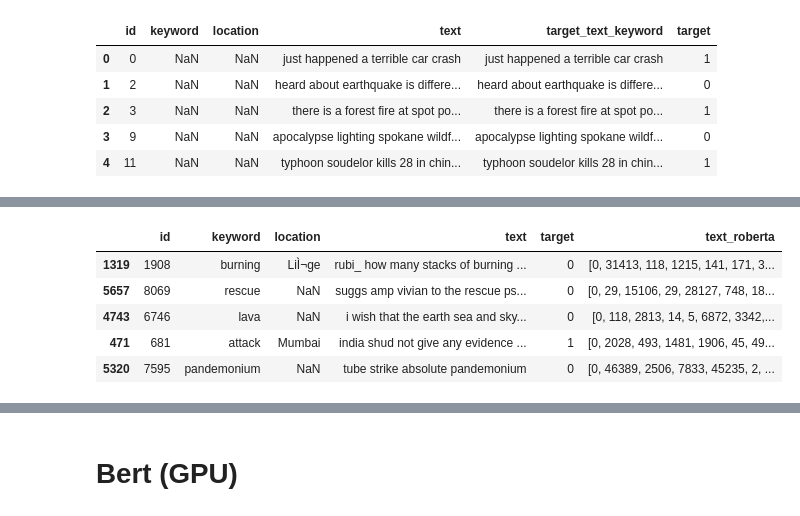
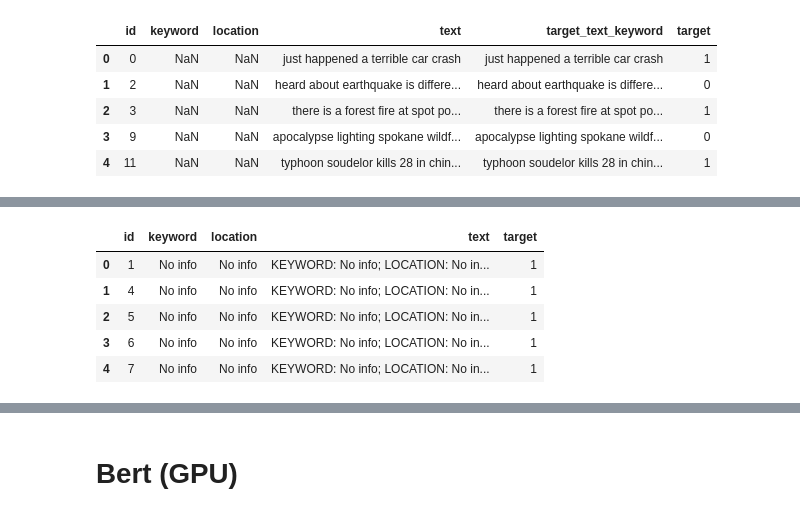
Before and after one commit to Maksym-Kryvenko/NLP_with_Disaster_Tweets, a Jupyter notebook: main.ipynb, the cells around one changed output, grey strips where cells are left out. Saved outputs shown, nothing was run; the diff lists cells and outputs as text; code cells hidden in the pictures.

```diff
--- a/main.ipynb
+++ b/main.ipynb
@@ -93,3 +119,29 @@ data_test['text'] = data_test['text'].apply(text_cleaner)
+# %%
+def remove_url(text):
+    url = re.compile(r'https?://\S+|www\.\S+')
+    return url.sub(r'',text)
+
+def remove_html(text):
+    html = re.compile(r'<.*?>')
+    return html.sub(r'',text)
+
+def remove_emoji(text):
+    emoji_pattern = re.compile("["
+        u"\U0001F600-\U0001F64F"  # emoticons
+        u"\U0001F300-\U0001F5FF"  # symbols & pictographs
+        u"\U0001F680-\U0001F6FF"  # transport & map symbols
+        u"\U0001F1E0-\U0001F1FF"  # flags (iOS)
+                           "]+", flags=re.UNICODE)
+    return emoji_pattern.sub(r'', text) # no emoji
+# %%
+data_train['text'] = data_train['text'].apply(remove_url)
+data_test['text'] = data_test['text'].apply(remove_url)
+
+data_train['text'] = data_train['text'].apply(remove_html)
+data_test['text'] = data_test['text'].apply(remove_html)
+
+data_train['text'] = data_train['text'].apply(remove_emoji)
+data_test['text'] = data_test['text'].apply(remove_emoji)
 # %%
 data_train.head()
 # %% [output]
@@ -212,9 +235,17 @@ data_train_balanced['text_roberta'] = data_train_balanced['text'].apply(convert_
+# %%
+def processing(df):
+    df = df.fillna('No info', axis=1)
+    df['text'] = 'KEYWORD: ' + df.keyword + '; LOCATION: ' + df.location + '; TEXT: ' + df.text
+    return df
+# %%
+data_train = processing(data_train)
+data_test = processing(data_test)
 # %%
-data_train_balanced.head()
+data_train.head()
 # %% [output]
-|  | id | keyword | location | text | target | text_roberta |
-| 1319 | 1908 | burning | LiÌ¬ge | rubi_ how many stacks of burning ... | 0 | [0, 31413, 118, 1215, 141, 171, 3... |
-| 5657 | 8069 | rescue | NaN | suggs amp vivian to the rescue ps... | 0 | [0, 29, 15106, 29, 28127, 748, 18... |
-| 4743 | 6746 | lava | NaN | i wish that the earth sea and sky... | 0 | [0, 118, 2813, 14, 5, 6872, 3342,... |
-| 471 | 681 | attack | Mumbai | india shud not give any evidence ... | 1 | [0, 2028, 493, 1481, 1906, 45, 49... |
-| 5320 | 7595 | pandemonium | NaN | tube strike absolute pandemonium | 0 | [0, 46389, 2506, 7833, 45235, 2, ... |
+|  | id | keyword | location | text | target |
+| 0 | 1 | No info | No info | KEYWORD: No info; LOCATION: No in... | 1 |
+| 1 | 4 | No info | No info | KEYWORD: No info; LOCATION: No in... | 1 |
+| 2 | 5 | No info | No info | KEYWORD: No info; LOCATION: No in... | 1 |
+| 3 | 6 | No info | No info | KEYWORD: No info; LOCATION: No in... | 1 |
+| 4 | 7 | No info | No info | KEYWORD: No info; LOCATION: No in... | 1 |
```
Also changed, not shown: parts of 70 cells of this notebook.
